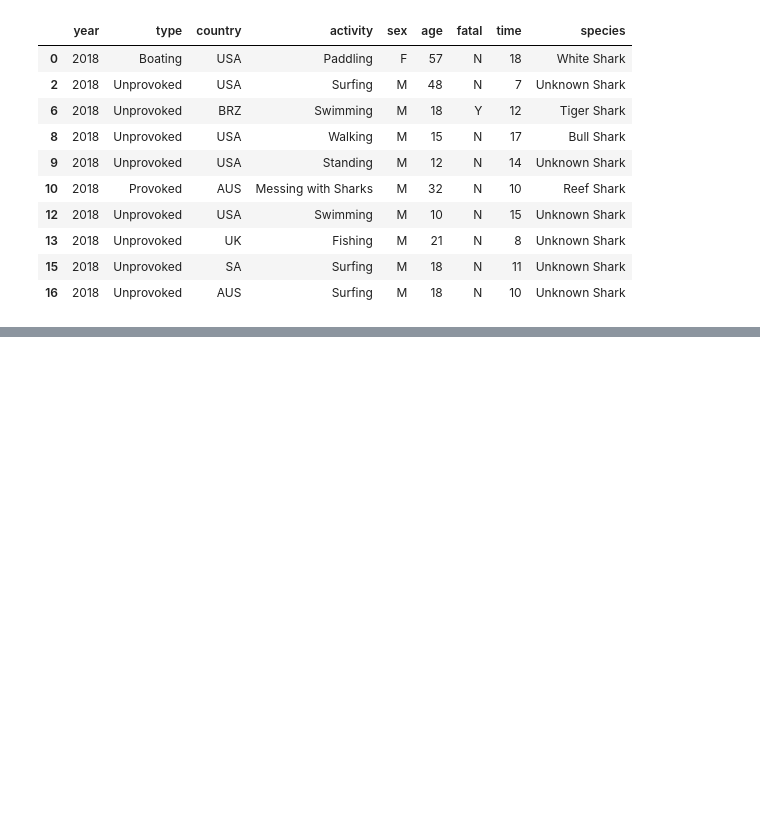
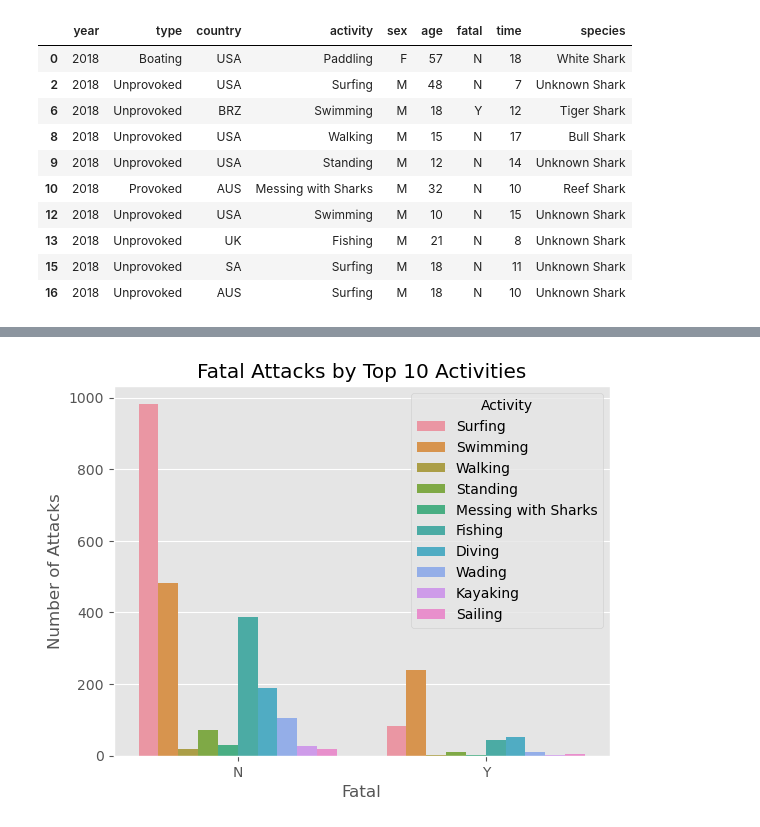
Before and after one commit to Raughar/Shark-Attack-Project, a Jupyter notebook: shark-attack-notebook.ipynb, the cells around one changed output, grey strips where cells are left out. Saved outputs shown, nothing was run; the diff lists cells and outputs as text; code cells hidden in the pictures; blank space fills up the shorter version.

```diff
--- a/shark-attack-notebook.ipynb
+++ b/shark-attack-notebook.ipynb
@@ -945,0 +984,11 @@ shark_final.to_csv(r'C:\Users\Samu\Documents\Ironhack\Shark-Attack-Project\files
+# %%
+#Plotting to see which activity have the most fatal attacks
+top_10_activities = shark_final['activity'].value_counts().head(10).index
+sns.countplot(x='fatal', hue='activity', data=shark_final[shark_final['activity'].isin(top_10_activities)])
+plt.xlabel('Fatal')
+plt.ylabel('Number of Attacks')
+plt.title('Fatal Attacks by Top 10 Activities')
+plt.legend(title='Activity')
+plt.show()
+# %% [output]
+[figure, added]
```
Also changed, not shown: parts of 30 cells of this notebook.
